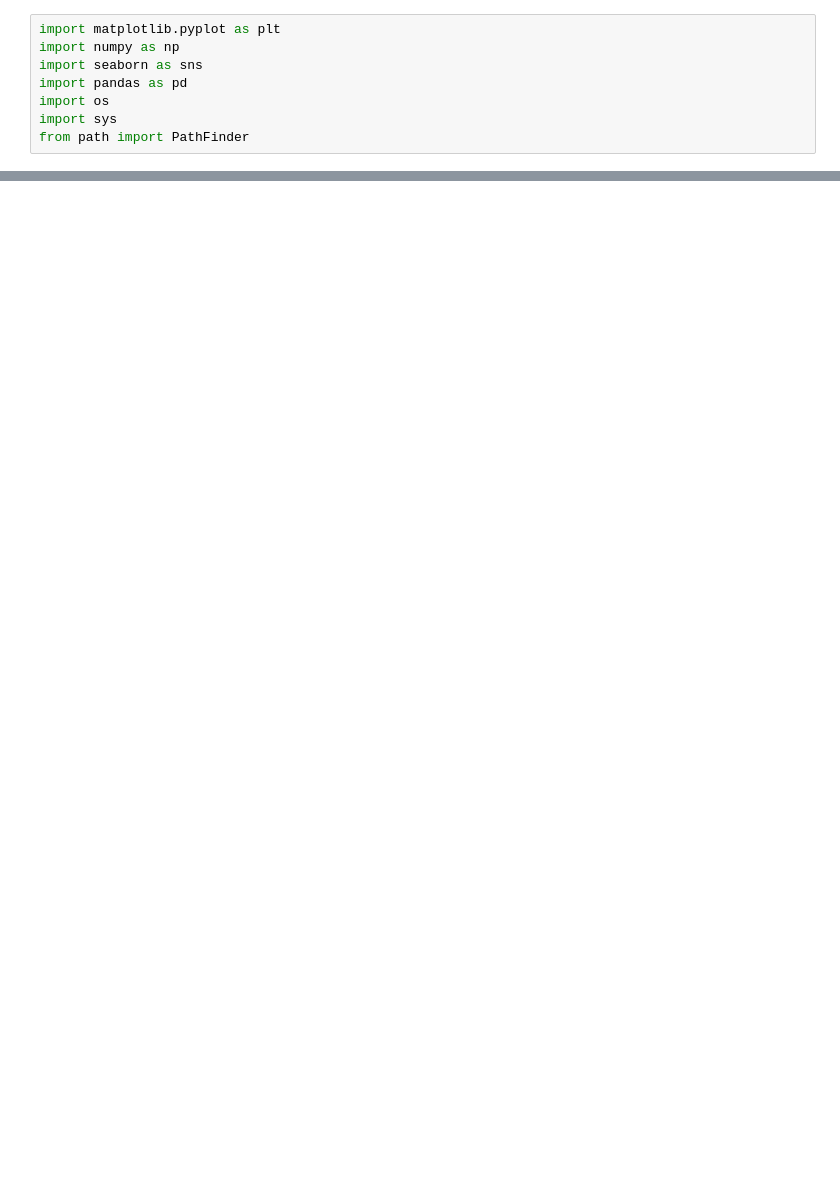
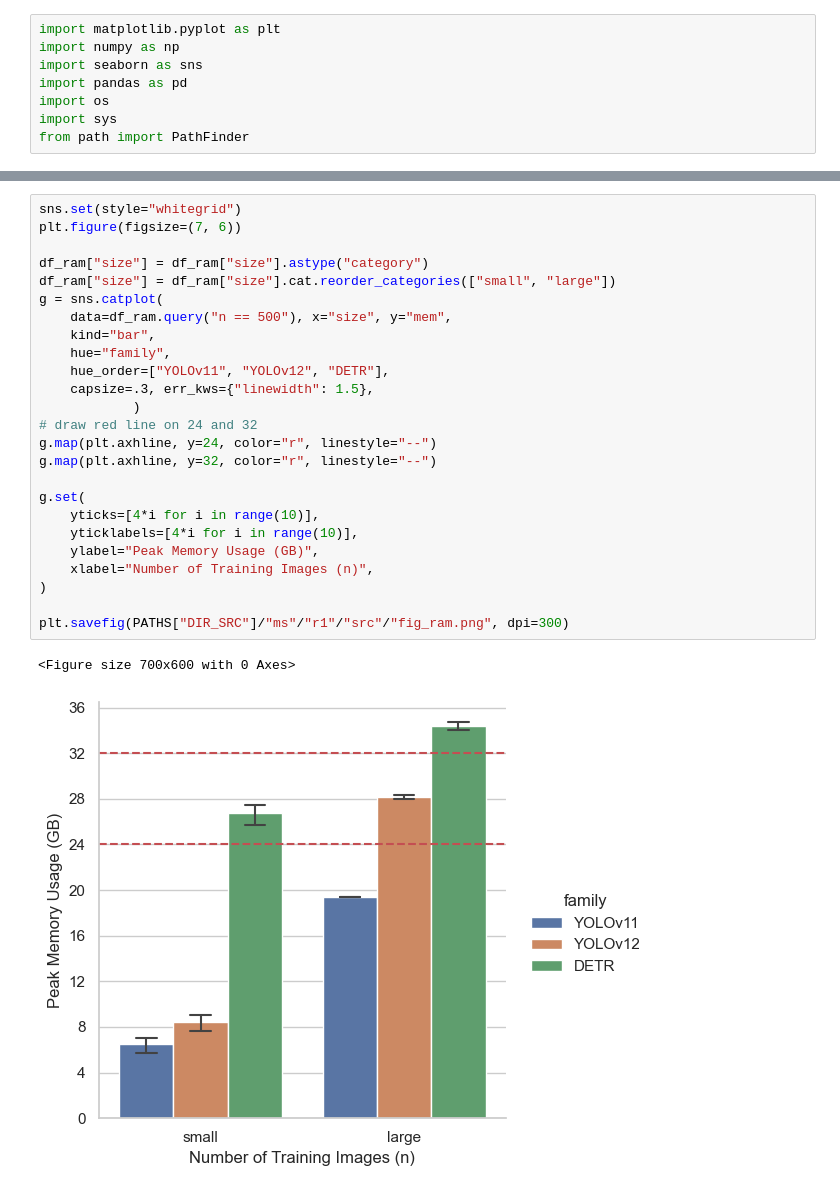
Before and after one commit to Niche-Lab/COLO, a Jupyter notebook: evaluate.ipynb, the cells around one changed output, grey strips where cells are left out. Cells and saved outputs as stored; diff of their text form; blank space fills up the shorter version.

```diff
--- a/evaluate.ipynb
+++ b/evaluate.ipynb
@@ -293,0 +256,28 @@ Text(0.5, 0.98, 'Relationship between mAP@0.5 and mAP@0.5:0.95')
+# %%
+sns.set(style="whitegrid")
+plt.figure(figsize=(7, 6))
+
+df_ram["size"] = df_ram["size"].astype("category")
+df_ram["size"] = df_ram["size"].cat.reorder_categories(["small", "large"])
+g = sns.catplot(
+    data=df_ram.query("n == 500"), x="size", y="mem",
+    kind="bar",
+    hue="family",
+    hue_order=["YOLOv11", "YOLOv12", "DETR"],
+    capsize=.3, err_kws={"linewidth": 1.5},
+            )
+# draw red line on 24 and 32
+g.map(plt.axhline, y=24, color="r", linestyle="--")
+g.map(plt.axhline, y=32, color="r", linestyle="--")
+
+g.set(
+    yticks=[4*i for i in range(10)],
+    yticklabels=[4*i for i in range(10)],
+    ylabel="Peak Memory Usage (GB)",
+    xlabel="Number of Training Images (n)",
+)
+
+plt.savefig(PATHS["DIR_SRC"]/"ms"/"r1"/"src"/"fig_ram.png", dpi=300)
+# %% [output]
+<Figure size 700x600 with 0 Axes>
+[figure, added]
```
Also changed, not shown: parts of 13 cells of this notebook, 24 other files.
